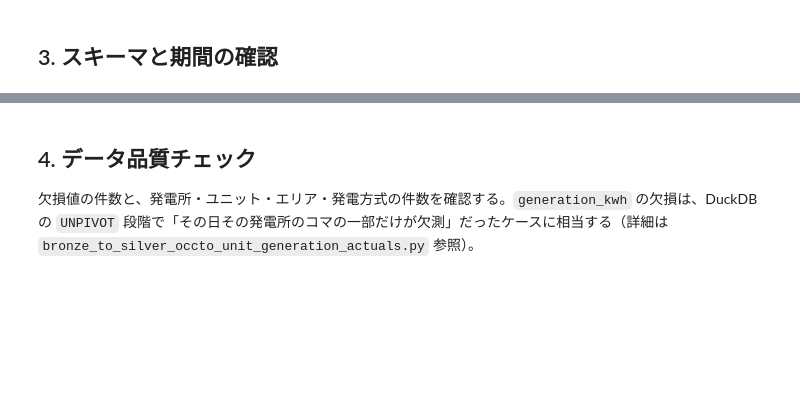
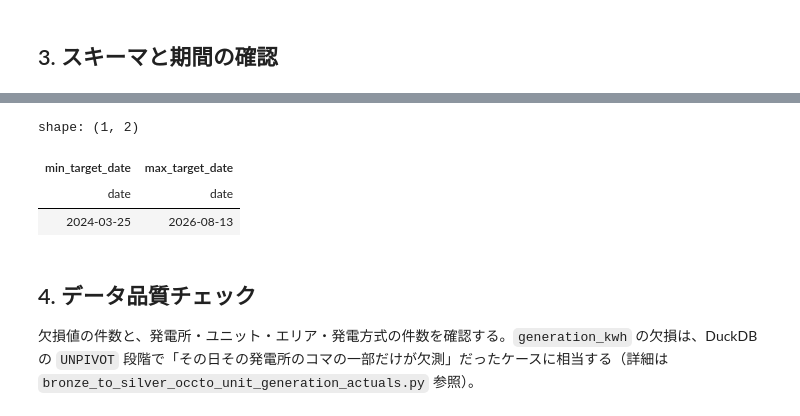
Before and after one commit to KeitaMasui1119/data-lab, a Jupyter notebook: src/Jupyter/analysis/occto_unit_generation_analysis.ipynb, the cells around one changed output, grey strips where cells are left out. Saved outputs shown, nothing was run; the diff lists cells and outputs as text; code cells hidden in the pictures; blank space fills up the shorter version.

```diff
--- a/src/Jupyter/analysis/occto_unit_generation_analysis.ipynb
+++ b/src/Jupyter/analysis/occto_unit_generation_analysis.ipynb
@@ -48,10 +64,14 @@ conn.execute("DESCRIBE occto").pl()
 # %%
-conn.execute("""
-    SELECT
-        MIN(target_date) AS min_target_date,
-        MAX(target_date) AS max_target_date
-    FROM occto
-""").pl()
+date_range = df.select(
+    pl.col("target_date").min().alias("min_target_date"),
+    pl.col("target_date").max().alias("max_target_date"),
+)
+date_range
+# %% [output]
+shape: (1, 2)
+| min_target_date | max_target_date |
+| date | date |
+| 2024-03-25 | 2026-08-13 |
 # %% [markdown]
 ## 4. データ品質チェック
 
```
Also changed, not shown: parts of 15 cells of this notebook, 2 other files.
